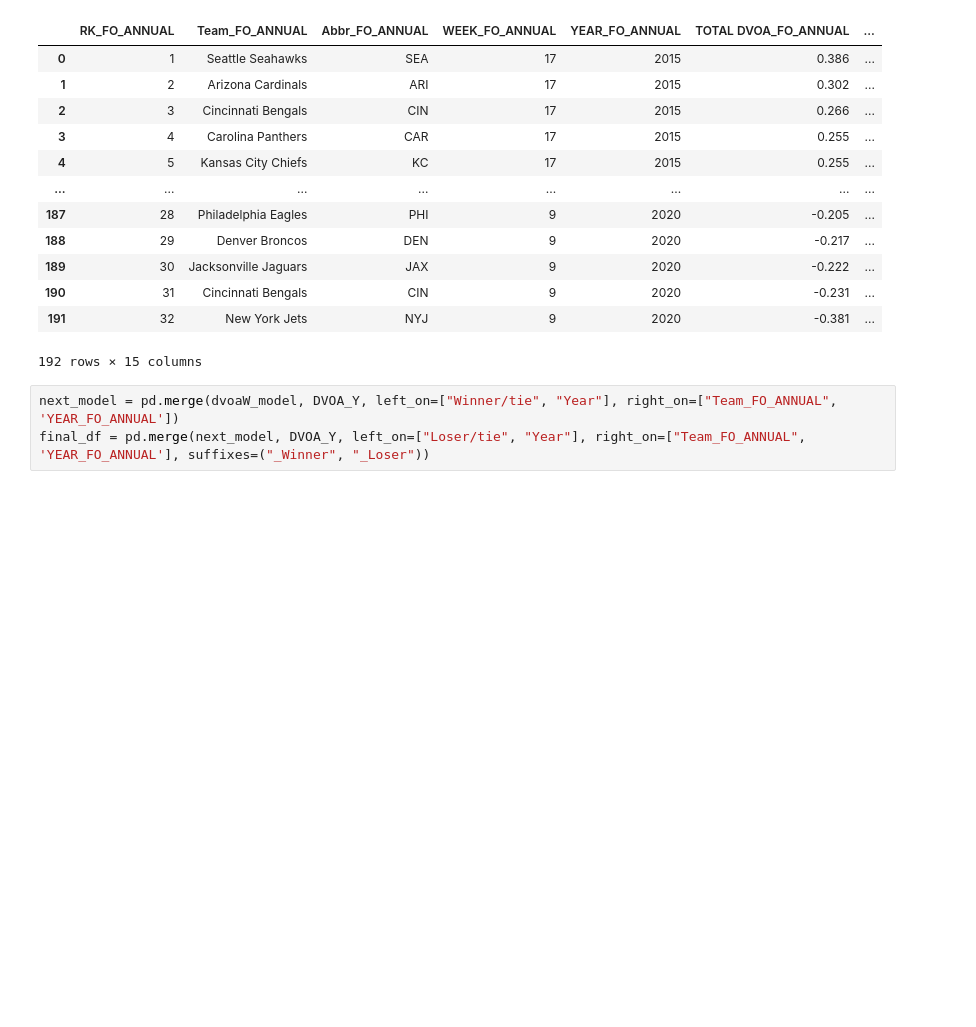
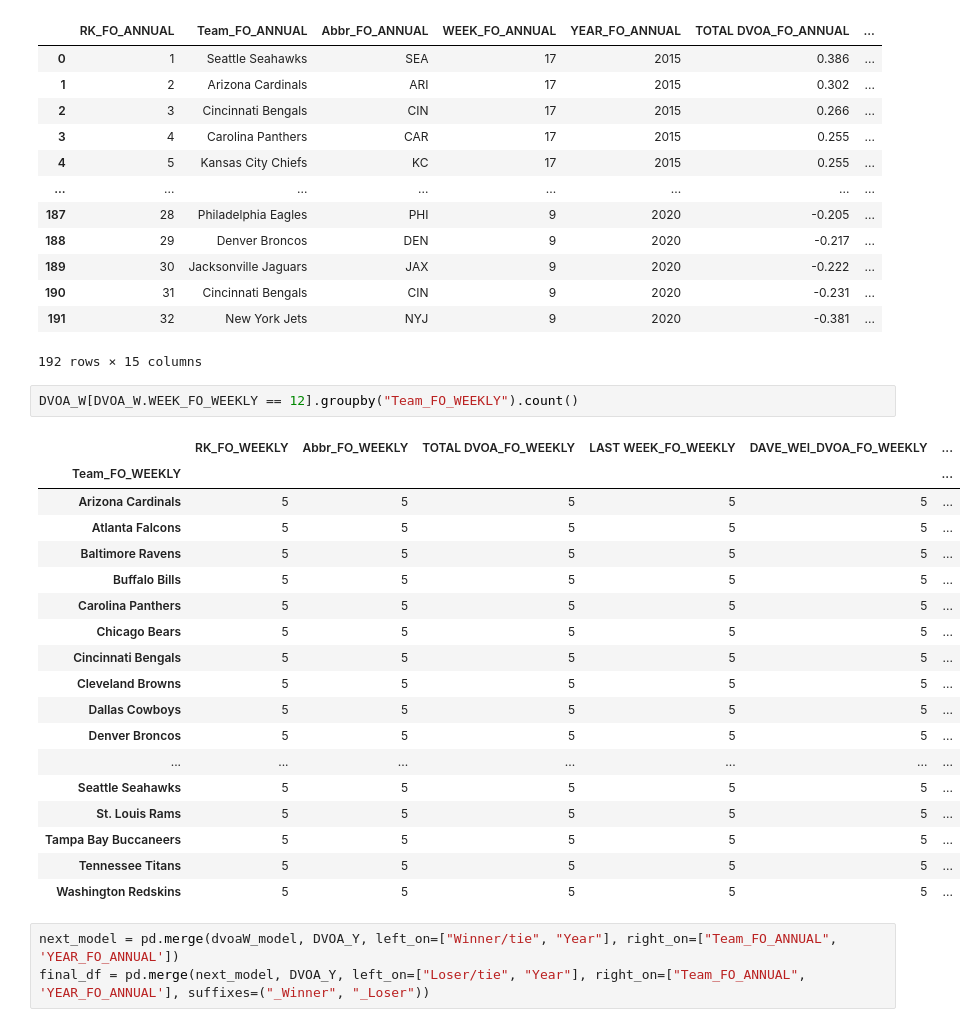
Before and after one commit to adithyav09/NFL-Big-Data-Bowl-2021.github.io, a Jupyter notebook: Untitled.ipynb, the cells around one changed output. Drawn from its saved outputs; the diff is of its cells as text; blank space fills up the shorter version.

```diff
--- a/Untitled.ipynb
+++ b/Untitled.ipynb
@@ -1315,6 +1425,27 @@ DVOA_Y
 | 190 | 31 | Cincinnati Bengals | CIN | 9 | 2020 | -0.231 | ... |
 | 191 | 32 | New York Jets | NYJ | 9 | 2020 | -0.381 | ... |
 192 rows × 15 columns
+# %%
+DVOA_W[DVOA_W.WEEK_FO_WEEKLY == 12].groupby("Team_FO_WEEKLY").count()
+# %% [output]
+|  | RK_FO_WEEKLY | Abbr_FO_WEEKLY | TOTAL DVOA_FO_WEEKLY | LAST WEEK_FO_WEEKLY | DAVE_WEI_DVOA_FO_WEEKLY | ... |
+| Team_FO_WEEKLY |  |  |  |  |  | ... |
+| Arizona Cardinals | 5 | 5 | 5 | 5 | 5 | ... |
+| Atlanta Falcons | 5 | 5 | 5 | 5 | 5 | ... |
+| Baltimore Ravens | 5 | 5 | 5 | 5 | 5 | ... |
+| Buffalo Bills | 5 | 5 | 5 | 5 | 5 | ... |
+| Carolina Panthers | 5 | 5 | 5 | 5 | 5 | ... |
+| Chicago Bears | 5 | 5 | 5 | 5 | 5 | ... |
+| Cincinnati Bengals | 5 | 5 | 5 | 5 | 5 | ... |
+| Cleveland Browns | 5 | 5 | 5 | 5 | 5 | ... |
+| Dallas Cowboys | 5 | 5 | 5 | 5 | 5 | ... |
+| Denver Broncos | 5 | 5 | 5 | 5 | 5 | ... |
+| ... | ... | ... | ... | ... | ... | ... |
+| Seattle Seahawks | 5 | 5 | 5 | 5 | 5 | ... |
+| St. Louis Rams | 5 | 5 | 5 | 5 | 5 | ... |
+| Tampa Bay Buccaneers | 5 | 5 | 5 | 5 | 5 | ... |
+| Tennessee Titans | 5 | 5 | 5 | 5 | 5 | ... |
+| Washington Redskins | 5 | 5 | 5 | 5 | 5 | ... |
 # %%
 next_model = pd.merge(dvoaW_model, DVOA_Y, left_on=["Winner/tie", "Year"], right_on=["Team_FO_ANNUAL", 'YEAR_FO_ANNUAL'])
 final_df = pd.merge(next_model, DVOA_Y, left_on=["Loser/tie", "Year"], right_on=["Team_FO_ANNUAL", 'YEAR_FO_ANNUAL'], suffixes=("_Winner", "_Loser"))
```
Also changed, not shown: parts of 105 cells of this notebook, 2 other files.
